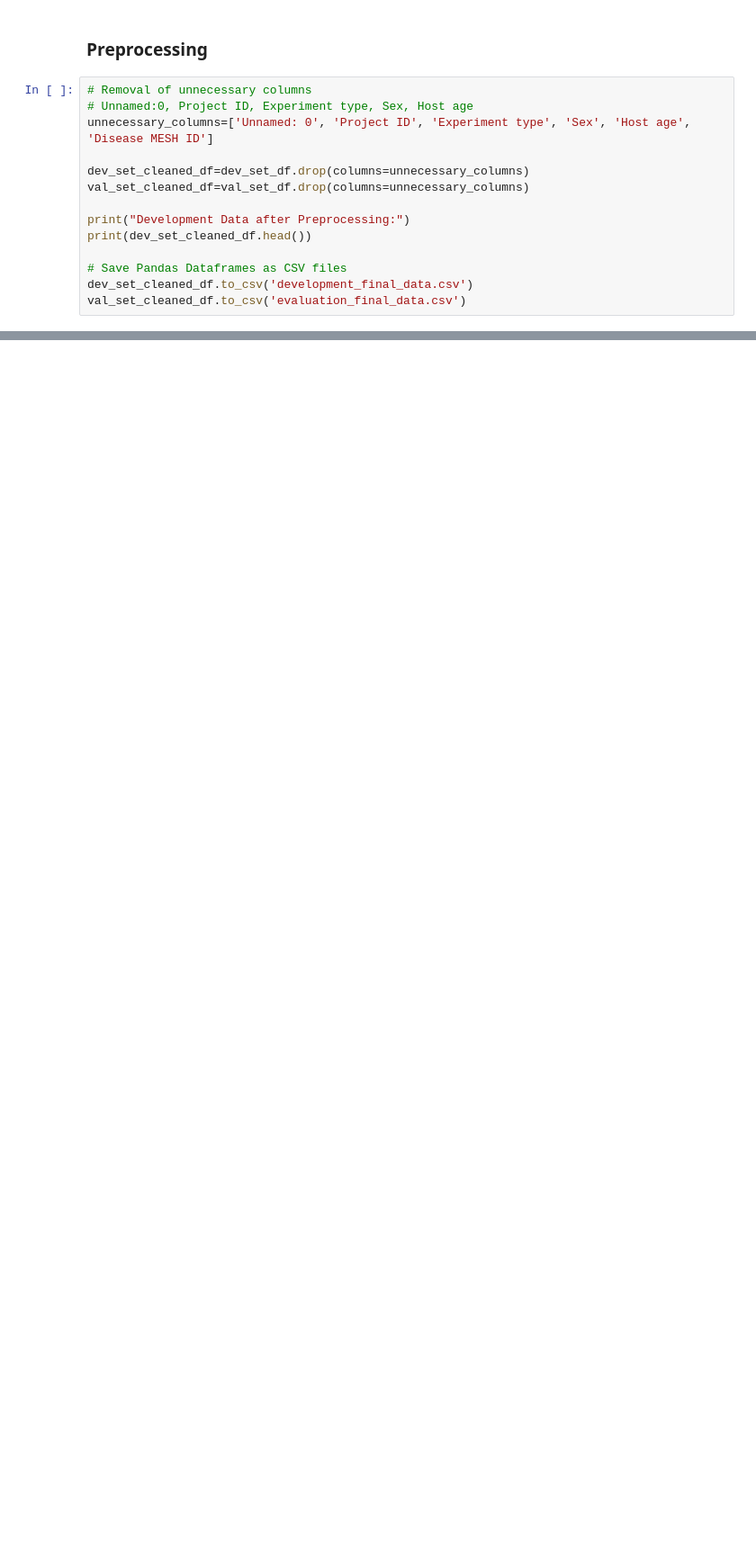
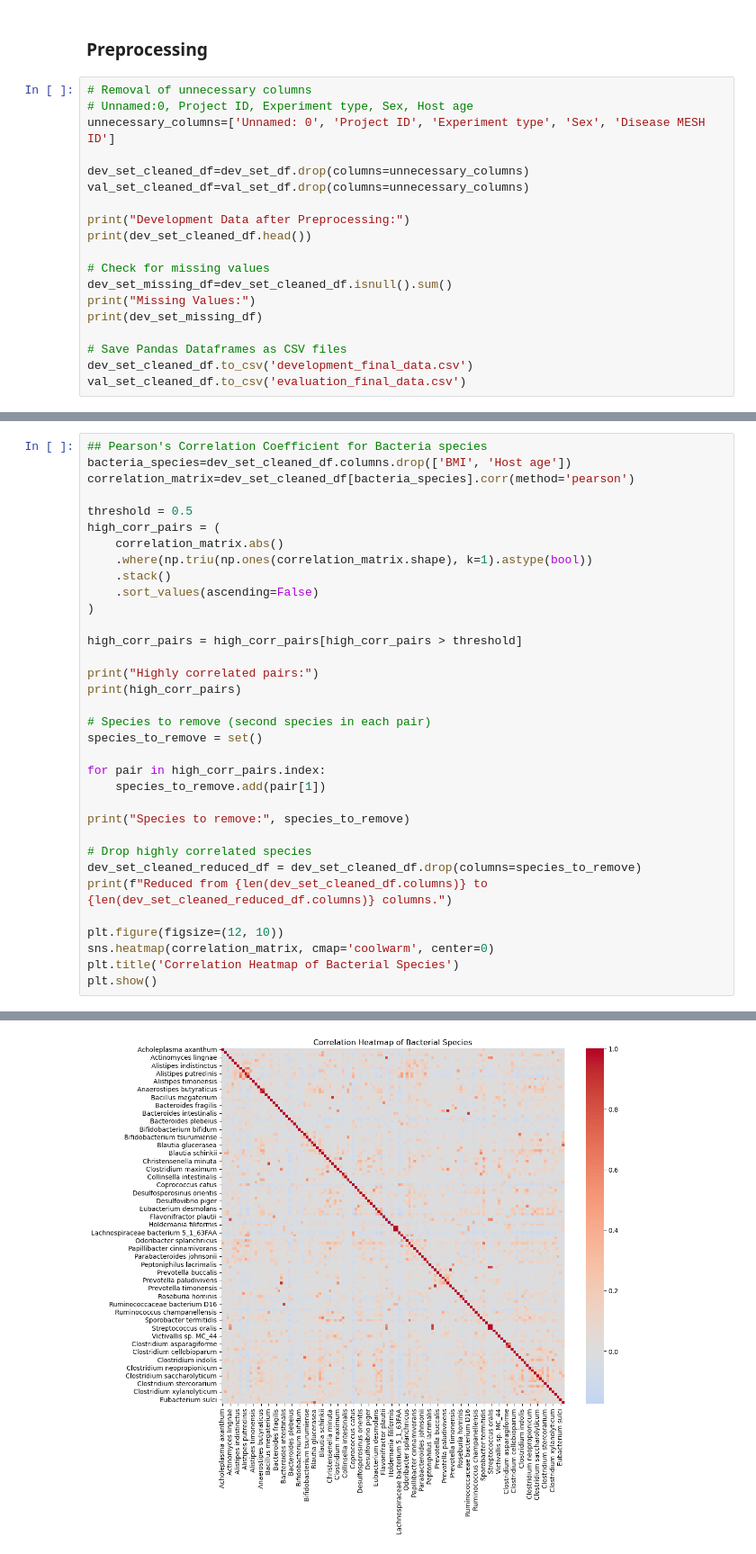
Before and after one commit to smertzani444/Assignment-1, a Jupyter notebook: notebooks/data_exploration.ipynb, the cells around one changed output, grey strips where cells are left out. Shown: that part at 90% size. Cells and saved outputs as stored; diff of their text form; blank space fills up the shorter version.

Commit message:
data cleaning and Pearson's correlation

```diff
--- a/notebooks/data_exploration.ipynb
+++ b/notebooks/data_exploration.ipynb
@@ -48,7 +47,7 @@ None
 # %%
 # Removal of unnecessary columns
 # Unnamed:0, Project ID, Experiment type, Sex, Host age
-unnecessary_columns=['Unnamed: 0', 'Project ID', 'Experiment type', 'Sex', 'Host age', 'Disease MESH ID']
+unnecessary_columns=['Unnamed: 0', 'Project ID', 'Experiment type', 'Sex', 'Disease MESH ID']
 
 dev_set_cleaned_df=dev_set_df.drop(columns=unnecessary_columns)
 val_set_cleaned_df=val_set_df.drop(columns=unnecessary_columns)
@@ -56,6 +55,11 @@ val_set_cleaned_df=val_set_df.drop(columns=unnecessary_columns)
 print("Development Data after Preprocessing:")
 print(dev_set_cleaned_df.head())
 
+# Check for missing values
+dev_set_missing_df=dev_set_cleaned_df.isnull().sum()
+print("Missing Values:")
+print(dev_set_missing_df)
+
 # Save Pandas Dataframes as CSV files
 dev_set_cleaned_df.to_csv('development_final_data.csv')
 val_set_cleaned_df.to_csv('evaluation_final_data.csv')
@@ -79,0 +84,35 @@ Development Data after Preprocessing:
+# %%
+## Pearson's Correlation Coefficient for Bacteria species
+bacteria_species=dev_set_cleaned_df.columns.drop(['BMI', 'Host age'])
+correlation_matrix=dev_set_cleaned_df[bacteria_species].corr(method='pearson')
+
+threshold = 0.5
+high_corr_pairs = (
+    correlation_matrix.abs()
+    .where(np.triu(np.ones(correlation_matrix.shape), k=1).astype(bool))
+    .stack()
+    .sort_values(ascending=False)
+)
+
+high_corr_pairs = high_corr_pairs[high_corr_pairs > threshold]
+
+print("Highly correlated pairs:")
+print(high_corr_pairs)
+
+# Species to remove (second species in each pair)
+species_to_remove = set()
+
+for pair in high_corr_pairs.index:
+    species_to_remove.add(pair[1])
+
+print("Species to remove:", species_to_remove)
+
+# Drop highly correlated species
+dev_set_cleaned_reduced_df = dev_set_cleaned_df.drop(columns=species_to_remove)
+print(f"Reduced from {len(dev_set_cleaned_df.columns)} to {len(dev_set_cleaned_reduced_df.columns)} columns.")
+
+plt.figure(figsize=(12, 10))
+sns.heatmap(correlation_matrix, cmap='coolwarm', center=0)
+plt.title('Correlation Heatmap of Bacterial Species')
+plt.show()
+# %% [output]
@@ -79,0 +136 @@ Development Data after Preprocessing:
+[figure, added]
```
Also changed, not shown: parts of 3 cells of this notebook, 2 other files.
